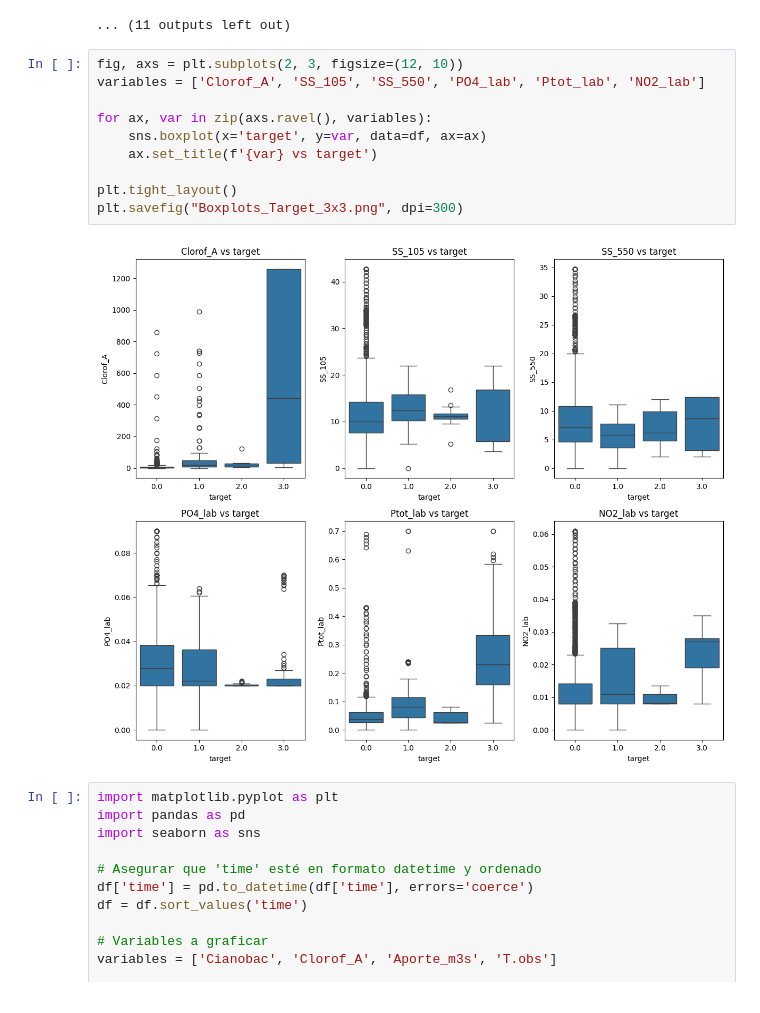
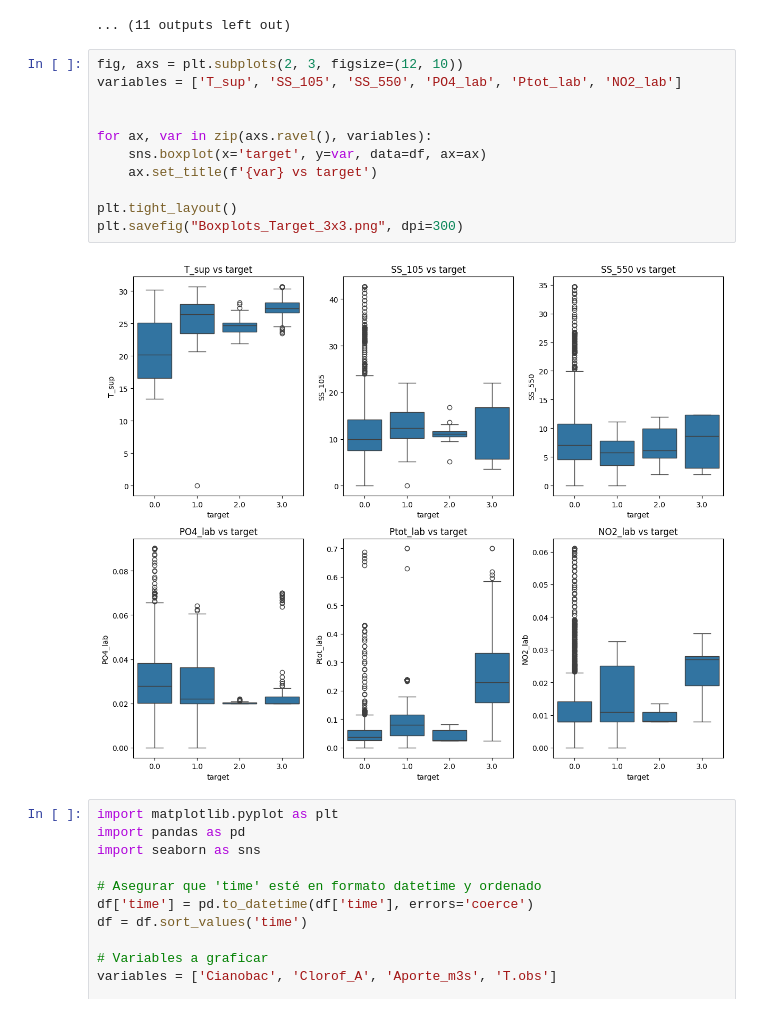
Before and after one commit to JoacoTschopp/proyeccion-calidad-agua-ml, a Jupyter notebook: notebooks/01_interpolacion_series_temporales.ipynb, the cells around one changed output. Cells and saved outputs as stored; diff of their text form.

```diff
--- a/notebooks/01_interpolacion_series_temporales.ipynb
+++ b/notebooks/01_interpolacion_series_temporales.ipynb
@@ -772,16 +773,17 @@ mutual_info(df, biologicas + quimicas + hidrologicas + meteorologicas, target)
 ... (11 outputs left out)
 # %%
 fig, axs = plt.subplots(2, 3, figsize=(12, 10))
-variables = ['Clorof_A', 'SS_105', 'SS_550', 'PO4_lab', 'Ptot_lab', 'NO2_lab']
+variables = ['T_sup', 'SS_105', 'SS_550', 'PO4_lab', 'Ptot_lab', 'NO2_lab']
+
 
 for ax, var in zip(axs.ravel(), variables):
     sns.boxplot(x='target', y=var, data=df, ax=ax)
     ax.set_title(f'{var} vs target')
 
 plt.tight_layout()
 plt.savefig("Boxplots_Target_3x3.png", dpi=300)
 # %% [output]
-[figure, old version]
+[figure, new version]
 # %%
 import matplotlib.pyplot as plt
 import pandas as pd
```
Also changed, not shown: parts of 3 cells of this notebook, 6 other files.
